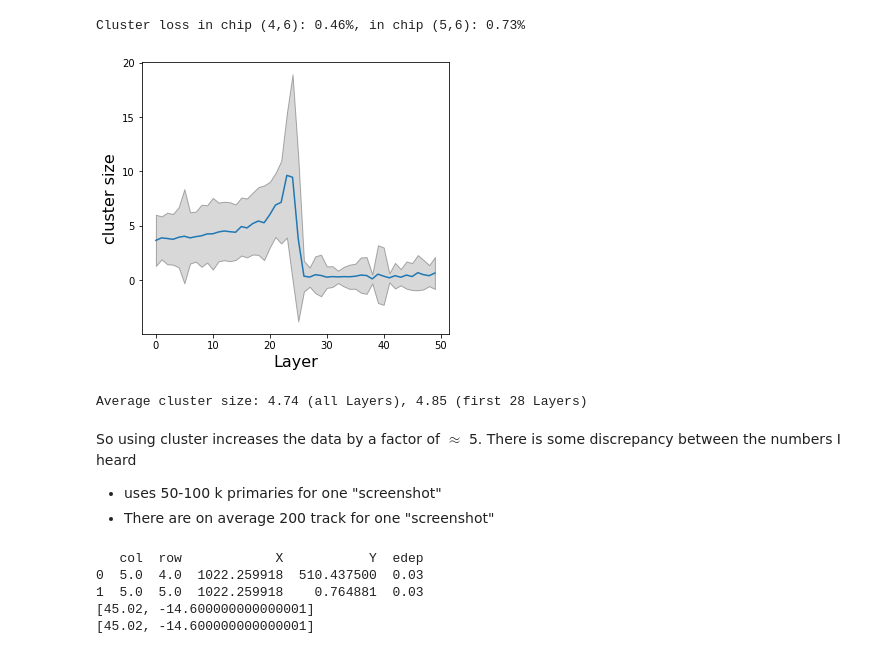
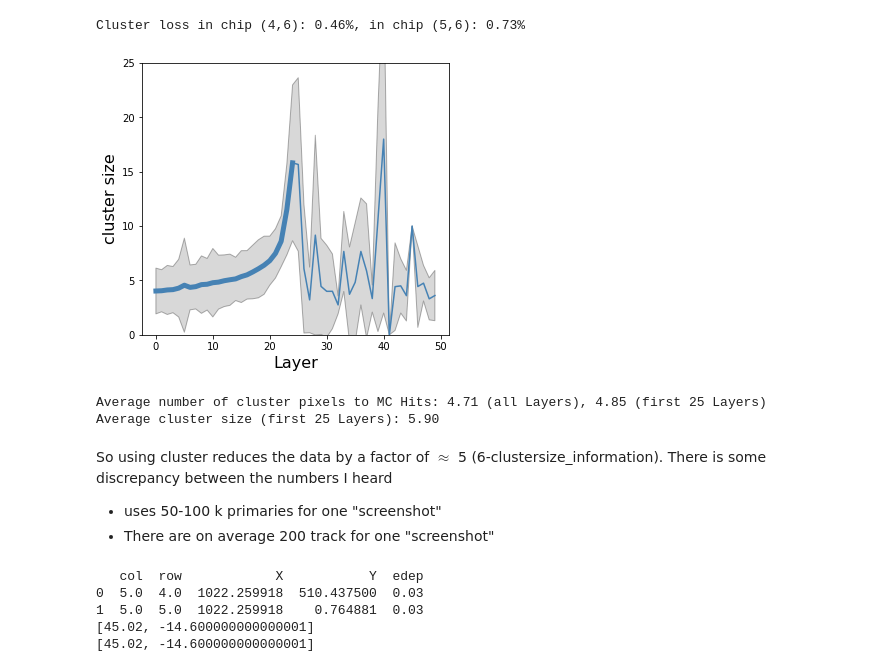
Before and after one commit to pgpapp/pcT-ReadOut, a Jupyter notebook: MLPCT_Pres_04122021.ipynb, the cells around one changed output. Drawn from its saved outputs; the diff is of its cells as text; code cells hidden in the pictures.

```diff
--- a/MLPCT_Pres_04122021.ipynb
+++ b/MLPCT_Pres_04122021.ipynb
@@ -113,6 +113,9 @@ class ConvertToPixels:
         Y = Ymed - self.YSize + p[3]*self.PixelSize[1]
         return [X,Y]
 
+    def get_CS(self,Edeps): # ps is [pX,pY,Edep]
+        return [int(np.floor(4.2267 * (Edep*40.)**0.65 + 0.5)) for Edep in Edeps]
+
     def set_CS_multi(self,ps): # ps is [pX,pY,Edep]
         df = pd.DataFrame(columns=['iX','iY'],dtype=int)
         for p in ps:
@@ -424,29 +427,36 @@ len(Ht26CS_46)
 cs_mean = np.zeros(50)
 cs_std = np.zeros(50)
 cs_all = 0
-cs_28 = 0
+cs_25 = 0
 for L in range(50):
-    tt = t.get_CS(dfH[dfH['Layer']==L]['edep'])
-    cs_mean[L] = np.mean(tt)
-    cs_std[L] = np.std(tt)
-    cs_all += sum(tt)
-    if(Layer < 28):
-        cs_28 += sum(tt)
+    t = dfH[dfH['Layer']==L]['edep']
+    if(len(t) > 0):
+        tt = np.array(Cp.get_CS(t))
+        if(len(tt[tt>1]) > 0):
+            cs_mean[L] = np.mean(tt[tt>1])
+            cs_std[L] = np.std(tt[tt>1])
+            cs_all += sum(tt[tt>1])
+            if(Layer < 25):
+                cs_25 += sum(tt[tt>1])
 # %%
 fig, ax = plt.subplots(figsize=(5.5,5))
-ax.plot(range(50),cs_mean)
+ax.plot(range(50),cs_mean, color='steelblue')
+ax.plot(range(25),cs_mean[0:25], color='steelblue', lw=5)
 ax.fill_between(range(50),cs_mean-cs_std,cs_mean+cs_std,facecolor='gray',edgecolor='k',alpha=0.3)
 ax.set_xlabel('Layer', fontsize=16)
 ax.set_ylabel('cluster size', fontsize=16)
+ax.set_ylim(0,25)
 plt.show()
 # %% [output]
-[figure, old version]
+[figure, new version]
 # %%
-print('Average cluster size: {0:.2f} (all Layers), {1:.2f} (first 28 Layers)'.format(cs_all/len(dfH), cs_28/len(dfH[dfH['Layer']<28])))
+print('Average number of cluster pixels to MC Hits: {0:.2f} (all Layers), {1:.2f} (first 25 Layers)'.format(cs_all/len(dfH), cs_25/len(dfH[dfH['Layer']<25])))
+print('Average cluster size (first 25 Layers): {0:.2f}'.format(np.mean(cs_mean[0:25])))
 # %% [output]
-Average cluster size: 4.74 (all Layers), 4.85 (first 28 Layers)
+Average number of cluster pixels to MC Hits: 4.71 (all Layers), 4.85 (first 25 Layers)
+Average cluster size (first 25 Layers): 5.90
 # %% [markdown]
-So using cluster increases the data by a factor of $\approx$ 5. There is some discrepancy between the numbers I heard
+So using cluster reduces the data by a factor of $\approx$ 5 (6-clustersize_information). There is some discrepancy between the numbers I heard
  - uses 50-100 k primaries for one "screenshot"
  - There are on average 200 track for one "screenshot"
 # %%
```
